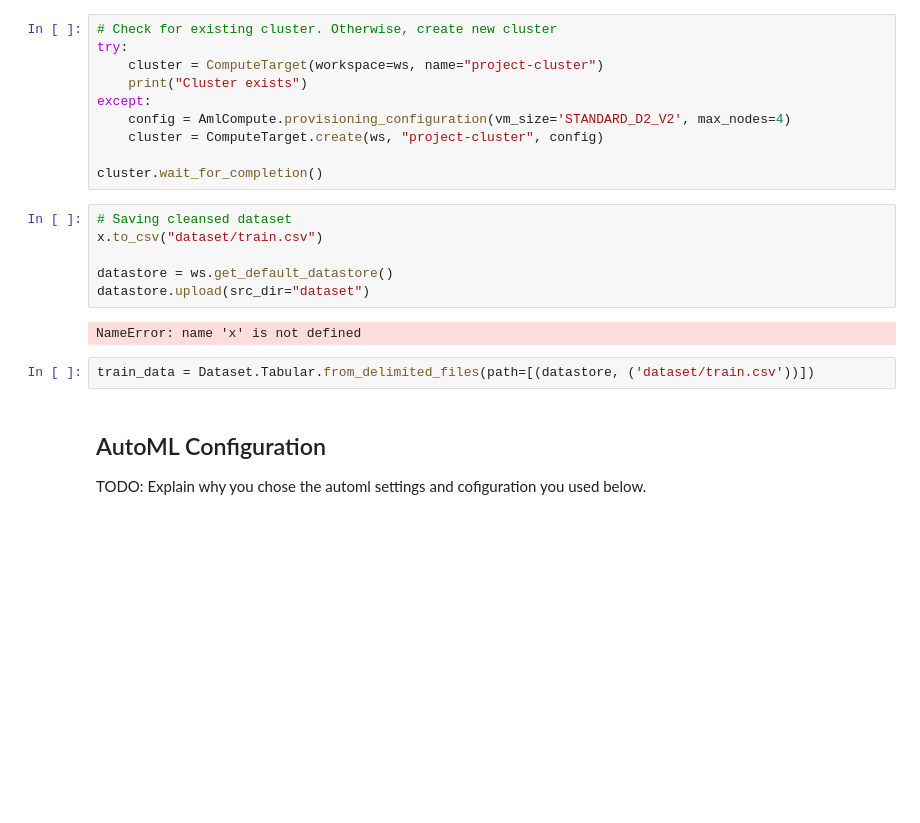
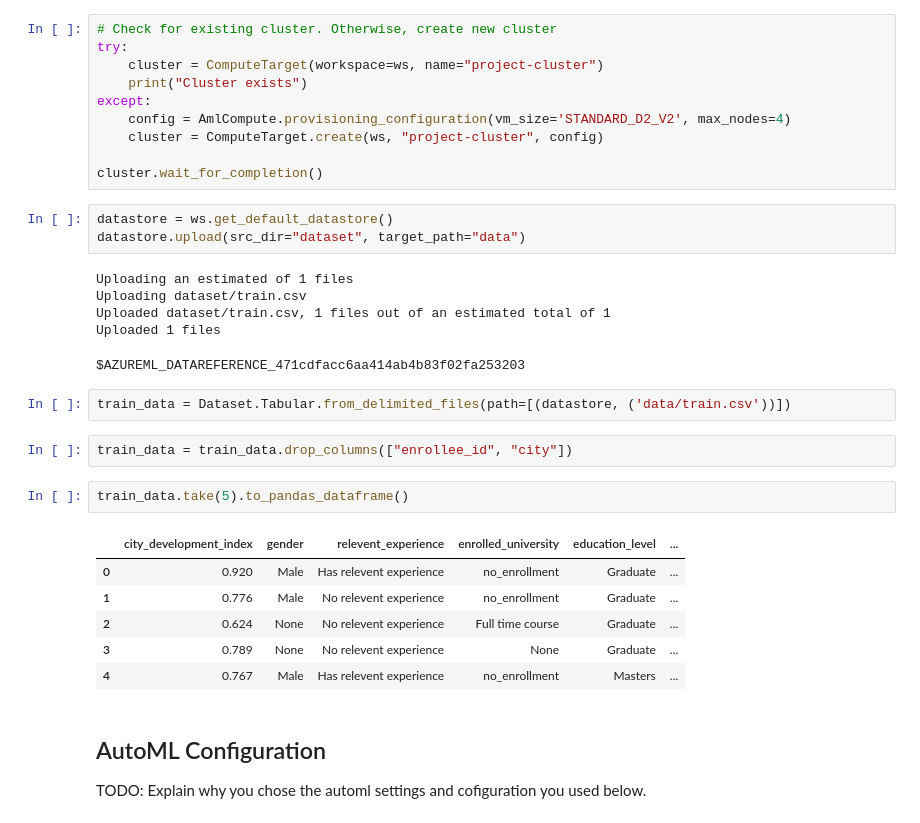
Before and after one commit to Sayar1106/nd00333-capstone, a Jupyter notebook: starter_file/automl.ipynb, the cells around one changed output. Saved outputs shown, nothing was run; the diff lists cells and outputs as text; blank space fills up the shorter version.

```diff
--- a/starter_file/automl.ipynb
+++ b/starter_file/automl.ipynb
@@ -49,15 +59,27 @@ except:
 
 cluster.wait_for_completion()
 # %%
-# Saving cleansed dataset
-x.to_csv("dataset/train.csv")
-
 datastore = ws.get_default_datastore()
-datastore.upload(src_dir="dataset")
+datastore.upload(src_dir="dataset", target_path="data")
 # %% [output]
-NameError: name 'x' is not defined
+Uploading an estimated of 1 files
+Uploading dataset/train.csv
+Uploaded dataset/train.csv, 1 files out of an estimated total of 1
+Uploaded 1 files
+$AZUREML_DATAREFERENCE_471cdfacc6aa414ab4b83f02fa253203
 # %%
-train_data = Dataset.Tabular.from_delimited_files(path=[(datastore, ('dataset/train.csv'))])
+train_data = Dataset.Tabular.from_delimited_files(path=[(datastore, ('data/train.csv'))])
+# %%
+train_data = train_data.drop_columns(["enrollee_id", "city"])
+# %%
+train_data.take(5).to_pandas_dataframe()
+# %% [output]
+|  | city_development_index | gender | relevent_experience | enrolled_university | education_level | ... |
+| 0 | 0.920 | Male | Has relevent experience | no_enrollment | Graduate | ... |
+| 1 | 0.776 | Male | No relevent experience | no_enrollment | Graduate | ... |
+| 2 | 0.624 | None | No relevent experience | Full time course | Graduate | ... |
+| 3 | 0.789 | None | No relevent experience | None | Graduate | ... |
+| 4 | 0.767 | Male | Has relevent experience | no_enrollment | Masters | ... |
 # %% [markdown]
 ## AutoML Configuration
 
```
Also changed, not shown: parts of 12 cells of this notebook, 3 other files.
